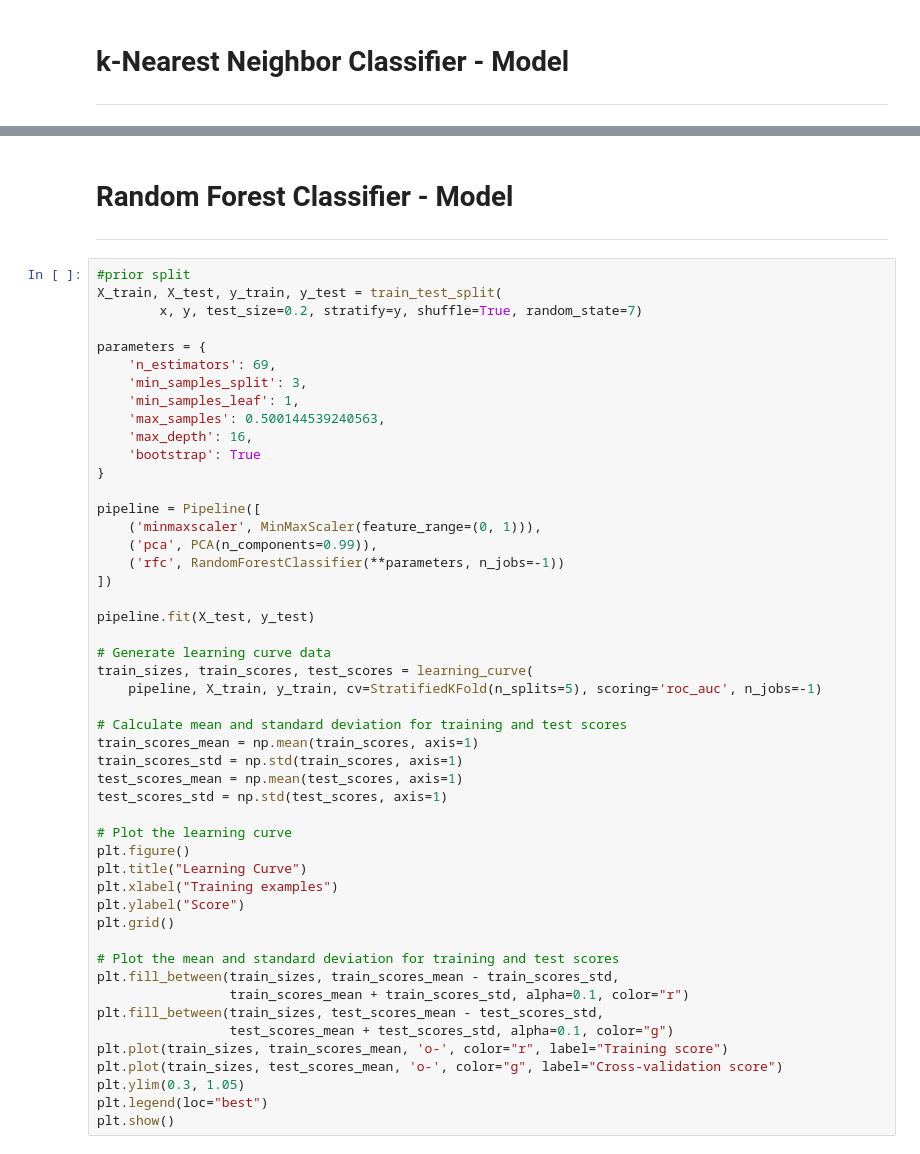
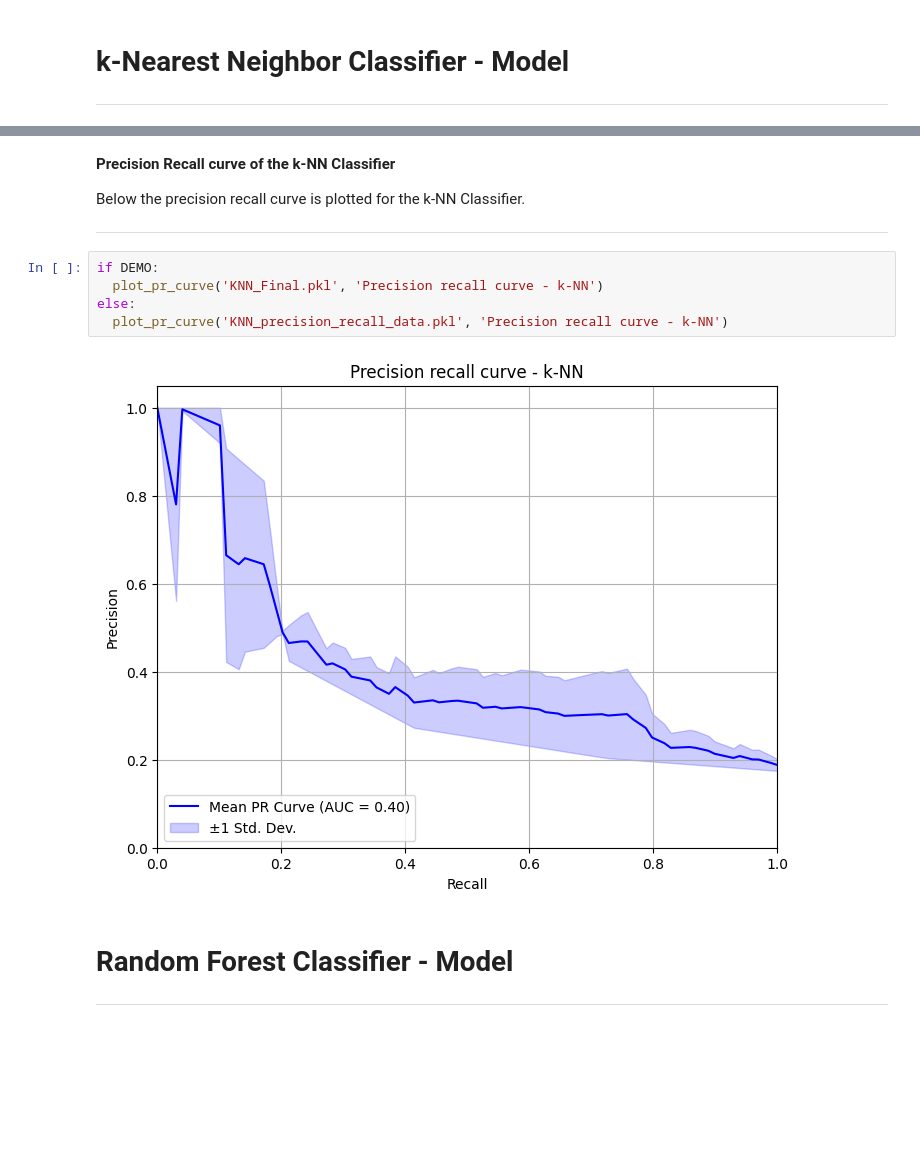
Before and after one commit to Ming842/TM10007_Machine_Learning_Group_4, a Jupyter notebook: final.ipynb, the cells around one changed output, grey strips where cells are left out. Saved outputs shown, nothing was run; the diff lists cells and outputs as text; blank space fills up the shorter version.

```diff
--- a/final.ipynb
+++ b/final.ipynb
@@ -688,54 +843,18 @@ plt.show()
+# %% [markdown]
+**Precision Recall curve of the k-NN Classifier**
+
+Below the precision recall curve is plotted for the k-NN Classifier.
+
+---
+# %%
+if DEMO:
+  plot_pr_curve('KNN_Final.pkl', 'Precision recall curve - k-NN')
+else:
+  plot_pr_curve('KNN_precision_recall_data.pkl', 'Precision recall curve - k-NN')
+# %% [output]
+[figure, added]
 # %% [markdown]
 # Random Forest Classifier - Model
 
 
 ---
-# %%
-#prior split
-X_train, X_test, y_train, y_test = train_test_split(
-        x, y, test_size=0.2, stratify=y, shuffle=True, random_state=7)
-
-parameters = {
-    'n_estimators': 69,
-    'min_samples_split': 3,
-    'min_samples_leaf': 1,
-    'max_samples': 0.500144539240563,
-    'max_depth': 16,
-    'bootstrap': True
-}
-
-pipeline = Pipeline([
-    ('minmaxscaler', MinMaxScaler(feature_range=(0, 1))),
-    ('pca', PCA(n_components=0.99)),
-    ('rfc', RandomForestClassifier(**parameters, n_jobs=-1))
-])
-
-pipeline.fit(X_test, y_test)
-
-# Generate learning curve data
-train_sizes, train_scores, test_scores = learning_curve(
-    pipeline, X_train, y_train, cv=StratifiedKFold(n_splits=5), scoring='roc_auc', n_jobs=-1)
-
-# Calculate mean and standard deviation for training and test scores
-train_scores_mean = np.mean(train_scores, axis=1)
-train_scores_std = np.std(train_scores, axis=1)
-test_scores_mean = np.mean(test_scores, axis=1)
-test_scores_std = np.std(test_scores, axis=1)
-
-# Plot the learning curve
-plt.figure()
-plt.title("Learning Curve")
-plt.xlabel("Training examples")
-plt.ylabel("Score")
-plt.grid()
-
-# Plot the mean and standard deviation for training and test scores
-plt.fill_between(train_sizes, train_scores_mean - train_scores_std,
-                 train_scores_mean + train_scores_std, alpha=0.1, color="r")
-plt.fill_between(train_sizes, test_scores_mean - test_scores_std,
-                 test_scores_mean + test_scores_std, alpha=0.1, color="g")
-plt.plot(train_sizes, train_scores_mean, 'o-', color="r", label="Training score")
-plt.plot(train_sizes, test_scores_mean, 'o-', color="g", label="Cross-validation score")
-plt.ylim(0.3, 1.05)
-plt.legend(loc="best")
-plt.show()
```
Also changed, not shown: parts of 36 cells of this notebook.
